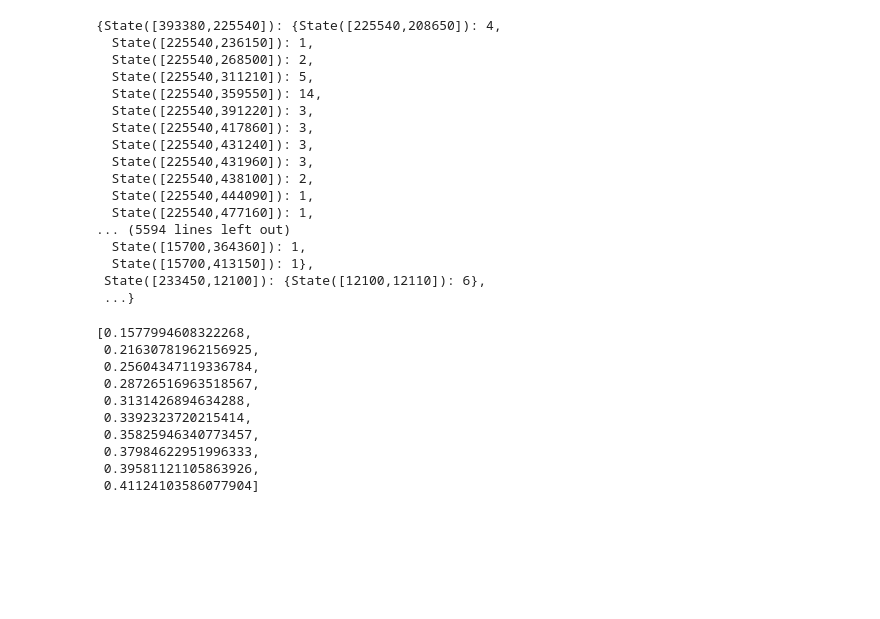
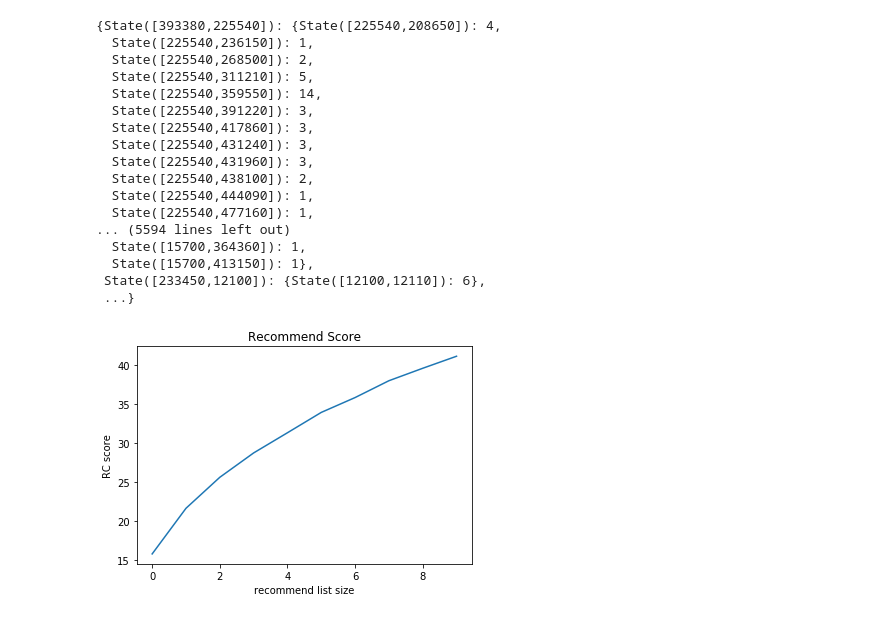
Before and after one commit to NAMYUNWOO/steam_recommend_system, a Jupyter notebook: analysis.ipynb, the cells around one changed output. Saved outputs shown, nothing was run; the diff lists cells and outputs as text; code cells hidden in the pictures; blank space fills up the shorter version.

```diff
--- a/analysis.ipynb
+++ b/analysis.ipynb
@@ -558,18 +558,9 @@ for listSize in range(1,11):
 # %%
 plt.plot(np.array(scores)*100)
 plt.title("Recommend Score")
 plt.ylabel('RC score')
 plt.xlabel("recommend list size")
 plt.show()
-scores
+#scores
 # %% [output]
-[0.1577994608322268,
- 0.21630781962156925,
- 0.25604347119336784,
- 0.28726516963518567,
- 0.3131426894634288,
- 0.3392323720215414,
- 0.35825946340773457,
- 0.37984622951996333,
- 0.39581121105863926,
- 0.41124103586077904]
+[figure, added]
```
Also changed, not shown: 2 other files.
